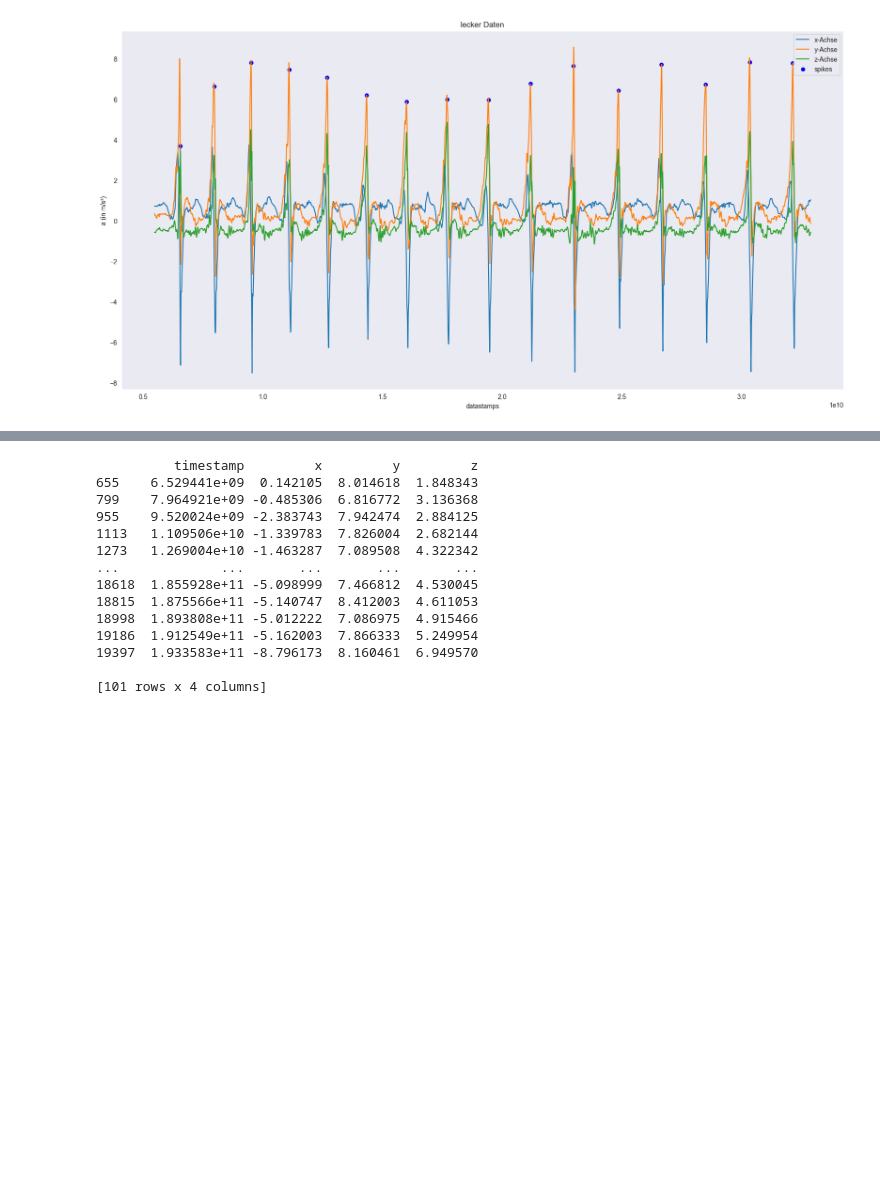
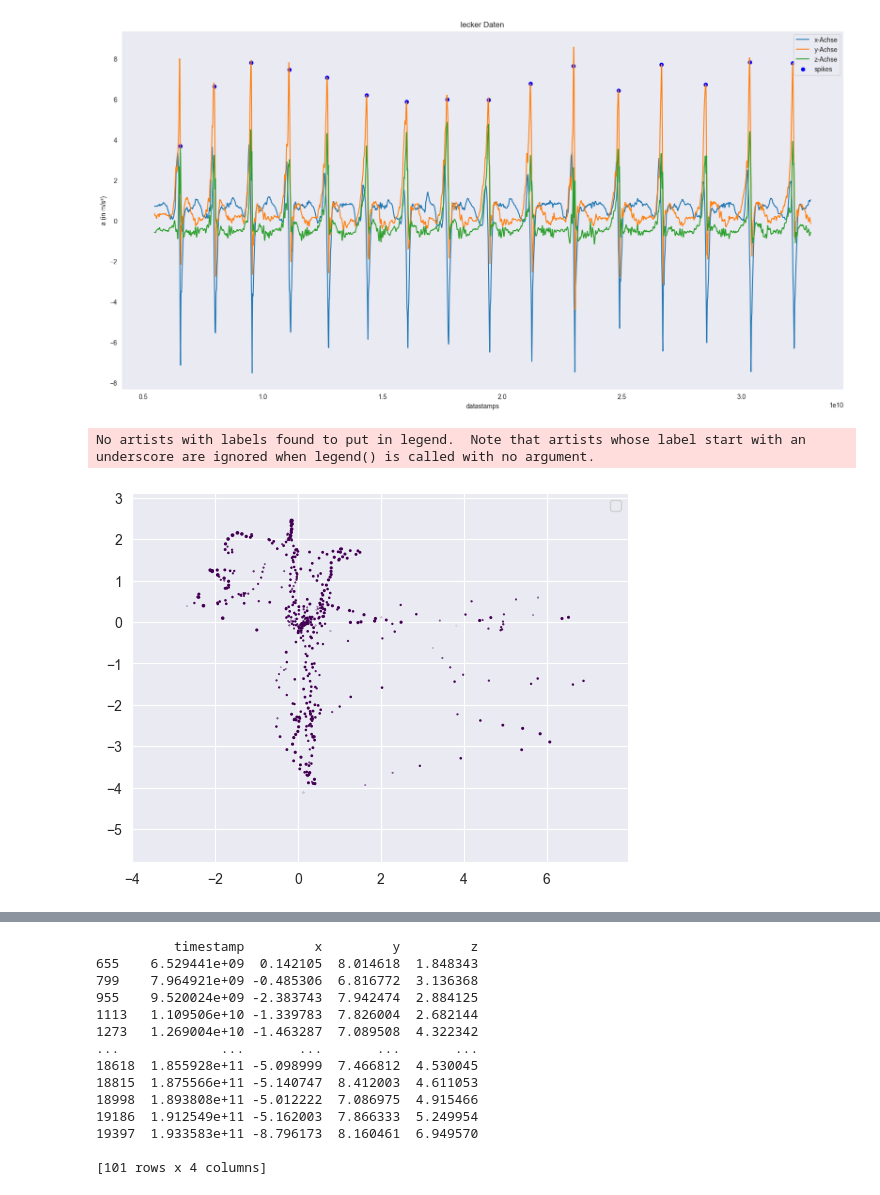
Before and after one commit to lalul335/Boxschlag-Klassifikation, a Jupyter notebook: test_2.ipynb, the cells around one changed output, grey strips where cells are left out. Cells and saved outputs as stored; diff of their text form; code cells hidden in the pictures; blank space fills up the shorter version.

```diff
--- a/test_2.ipynb
+++ b/test_2.ipynb
@@ -240,39 +239,56 @@ data_Ger = data_Kopf_Gy[['x', 'y', 'z']].copy()
 data_2 = data_Kinn_Acc[['timestamp']].copy()
 
 features = ['x', 'y', 'z']
 
 # Separating out the features
 #x = data.loc[:, features].values
 
 # Separating out the target
 #y = data.loc[:,['target']].values
 
 # Standardizing the features
 x = StandardScaler().fit_transform(data)
 y = StandardScaler().fit_transform(data_Kopf)
 z = StandardScaler().fit_transform(data_Ger)
 
 pca = PCA(n_components=1)
 
 a = pca.fit_transform(x)
 b = pca.fit_transform(y)
 c = pca.fit_transform(z)
 
-df_1 = pd.DataFrame(data = a, columns = ['one_value'])
-df_2 = pd.DataFrame(data = b, columns = ['one_value'])
-df_3 = pd.DataFrame(data = c, columns = ['one_value'])
+df_1 = pd.DataFrame(data = a, columns = ['Kinn'])
+df_2 = pd.DataFrame(data = b, columns = ['Kopf'])
+df_3 = pd.DataFrame(data = c, columns = ['Ger'])
 
 finalDf_1 = pd.concat([df_1,data_2], axis = 1)
 finalDf_2 = pd.concat([df_2,data_2], axis = 1)
 finalDf_3 = pd.concat([df_3,data_2], axis = 1)
 
 finalDf_1 = finalDf_1[550:1500]
 finalDf_2 = finalDf_2[550:1500]
 finalDf_3 = finalDf_3[550:1500]
 
-ds_1 = reduce_dimensionality(data_Kinn_Gy[550:1500], 1)
-ds_2 = reduce_dimensionality(data_Kopf_Gy[550:1500], 1)
-ds_3 = reduce_dimensionality(data_Ger_Gy[550:1500], 1)
+final_df = pd.concat([finalDf_1, finalDf_2, finalDf_3], axis = 1)
+
+dff = final_df[['Kinn', 'Kopf', 'Ger', 'timestamp']].copy()
+
+db = DBSCAN(eps=6, min_samples=10).fit(dff)
+
+# Get labels (note that noisy samples are labeled as -1)
+labels = db.labels_
+
+# Create a scatter plot
+plt.scatter(final_df['Kinn'], final_df['Kopf'], final_df['Ger'], c=labels, cmap='viridis')
+plt.legend()
+plt.show()
+
+#ds_1 = reduce_dimensionality(data_Kinn_Gy[550:1500], 1)
+#ds_2 = reduce_dimensionality(data_Kopf_Gy[550:1500], 1)
+#ds_3 = reduce_dimensionality(data_Ger_Gy[550:1500], 1)
+# %% [output]
+No artists with labels found to put in legend.  Note that artists whose label start with an underscore are ignored when legend() is called with no argument.
+[figure, added]
 # %%
 # PCA Visualisierung
 plt.figure(figsize=(10,6))
```
Also changed, not shown: parts of 4 cells of this notebook, 9 other files.
